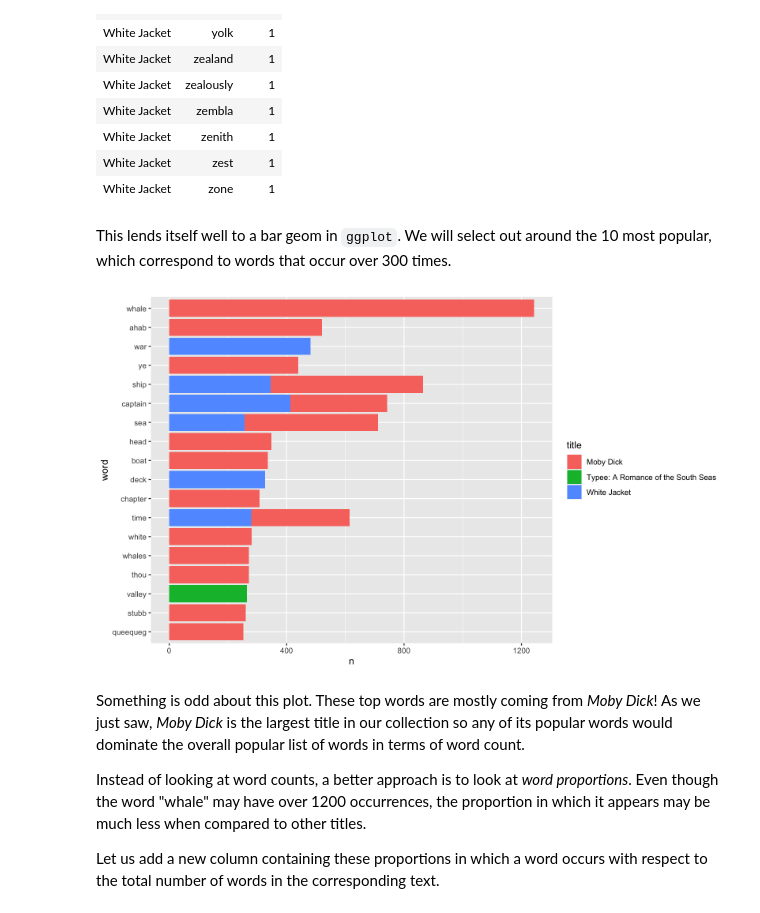
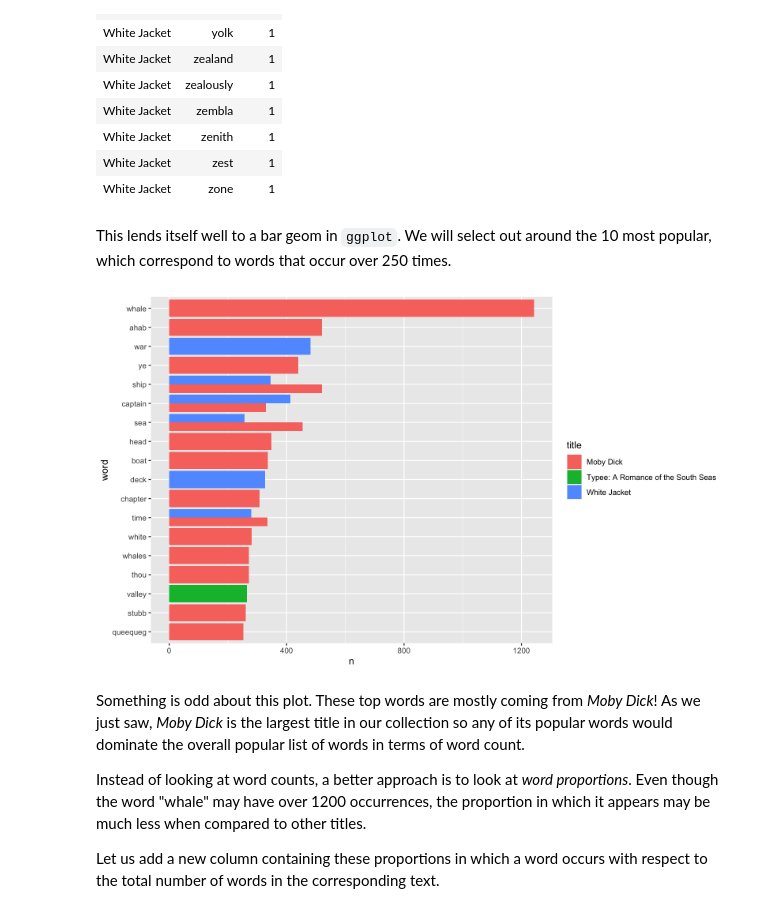
Before and after one commit to jerrybonnell/dhri-workshop-2022, a Jupyter notebook: jupyter/dhri2022_text_mining.ipynb, the cells around one changed output. Cells and saved outputs as stored; diff of their text form; code cells hidden in the pictures.

```diff
--- a/jupyter/dhri2022_text_mining.ipynb
+++ b/jupyter/dhri2022_text_mining.ipynb
@@ -601,15 +632,15 @@ A tibble: 42146 × 3
 | White Jacket | zest | 1 |
 | White Jacket | zone | 1 |
 # %% [markdown]
-This lends itself well to a bar geom in `ggplot`. We will select out around the 10 most popular, which correspond to words that occur over 300 times.
+This lends itself well to a bar geom in `ggplot`. We will select out around the 10 most popular, which correspond to words that occur over 250 times.
 # %%
 tidy_melville %>%
   filter(n > 250) %>%
   mutate(word = reorder(word, n)) %>%
-  ggplot() +
-  geom_bar(aes(x=n, y=word, fill=title), stat="identity")
+  ggplot(aes(x=n, y=word, fill=title)) +
+  geom_bar(stat="identity", position="dodge")
 # %% [output]
-[figure, old version]
+[figure, new version]
 # %% [markdown]
 Something is odd about this plot. These top words are mostly coming from *Moby Dick*! As we just saw,
 *Moby Dick* is the largest title in our collection so any of its popular words would dominate the overall popular list of words in terms of word count.
```
Also changed, not shown: parts of 107 cells of this notebook, 2 other files.
